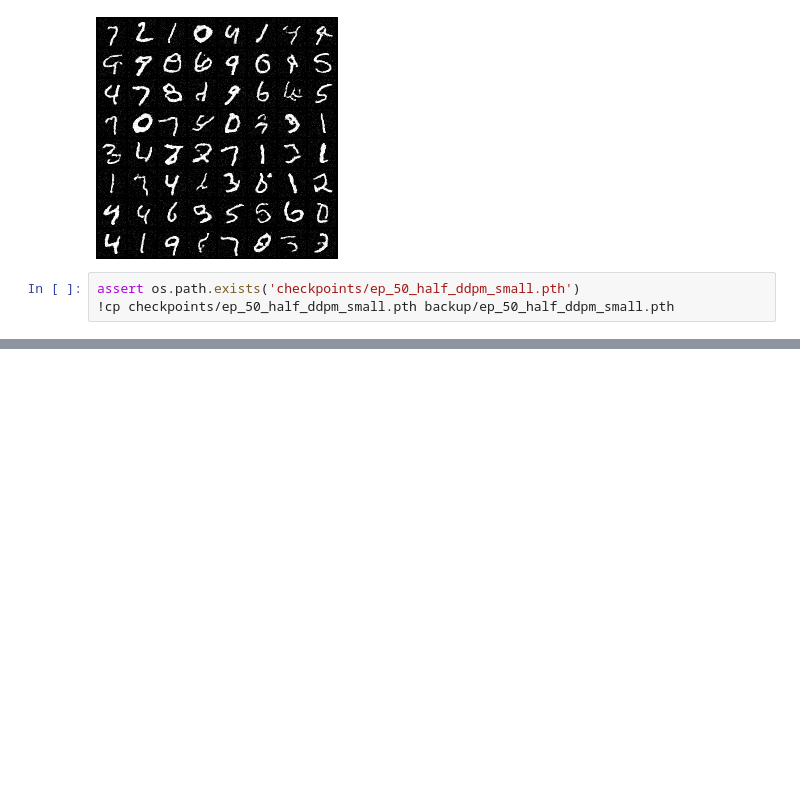
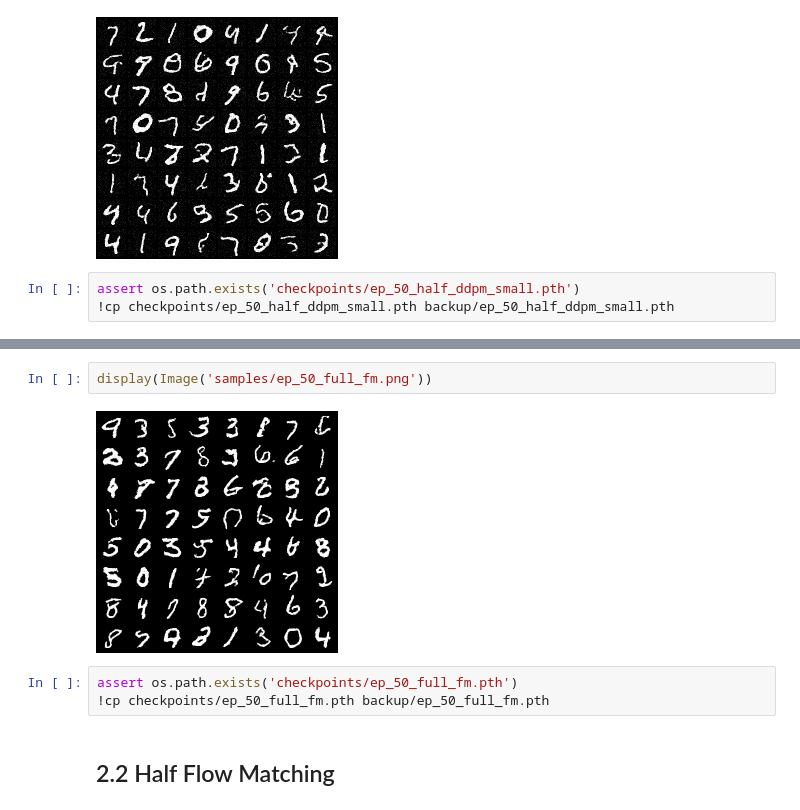
Before and after one commit to Hope7Happiness/6s978_project, a Jupyter notebook: main.ipynb, the cells around one changed output, grey strips where cells are left out. Saved outputs shown, nothing was run; the diff lists cells and outputs as text; blank space fills up the shorter version.

```diff
--- a/main.ipynb
+++ b/main.ipynb
@@ -217,0 +278,9 @@ assert False
+# %%
+display(Image('samples/ep_50_full_fm.png'))
+# %% [output]
+[figure, added]
+# %%
+assert os.path.exists('checkpoints/ep_50_full_fm.pth')
+!cp checkpoints/ep_50_full_fm.pth backup/ep_50_full_fm.pth
+# %% [markdown]
+## 2.2 Half Flow Matching
```
Also changed, not shown: parts of 14 cells of this notebook, 6 other files.
